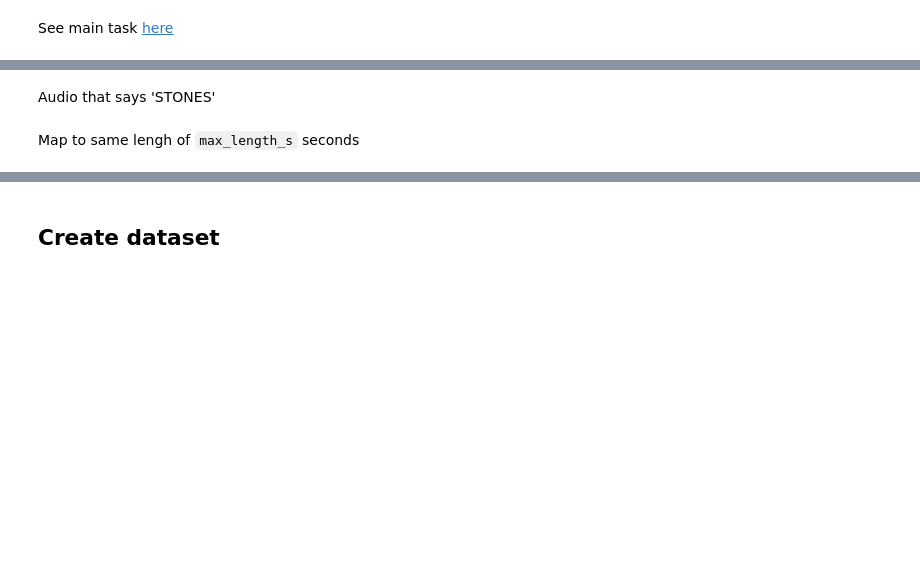
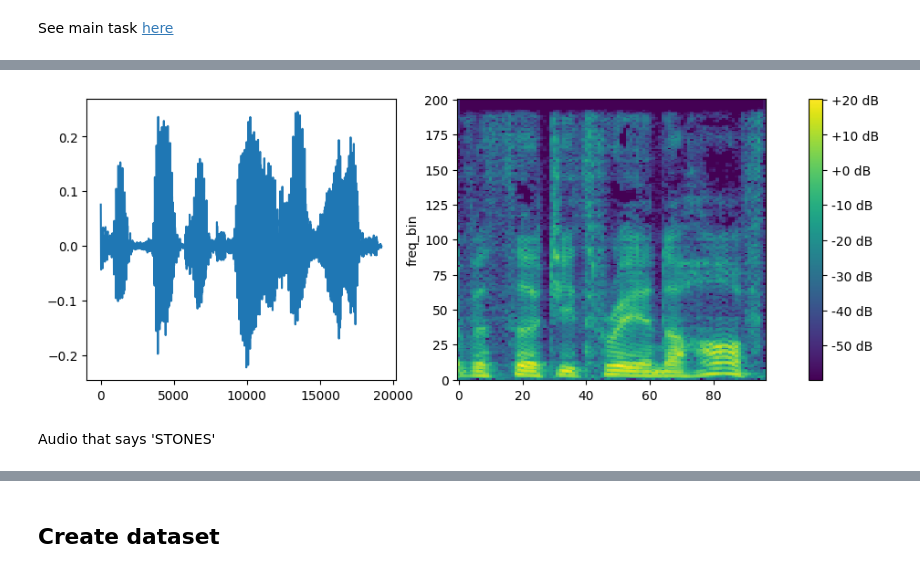
Before and after one commit to ssslakter/sounds, a Jupyter notebook: nbs/hits_01_data_prep.ipynb, the cells around one changed output, grey strips where cells are left out. Drawn from its saved outputs; the diff is of its cells as text; code cells hidden in the pictures; blank space fills up the shorter version.

```diff
--- a/nbs/hits_01_data_prep.ipynb
+++ b/nbs/hits_01_data_prep.ipynb
@@ -39,11 +50,29 @@ s, sr = librosa.load(path, sr=sr)
 # %%
 #|export
-def split_into_frames(arr, f_size, stride):
-    n_frames = (arr.shape[0] - f_size)//stride + 1
+def split_into_frames(arr, w_size, stride):
+    n_frames = (arr.shape[0] - w_size)//stride + 1
     strides = (stride*arr.dtype.itemsize, arr.dtype.itemsize)
-    return np.lib.stride_tricks.as_strided(arr, shape=(n_frames, f_size), strides=strides).copy()
+    return np.lib.stride_tricks.as_strided(arr, shape=(n_frames, w_size), strides=strides).copy()
 
-def split_audio(sound, sr, f_size=1, stride=1):
-    return split_into_frames(sound, int(sr*f_size), int(sr*stride))
+def split_audio(sound, window_size=1, stride=1):
+    return split_into_frames(sound, window_size,stride)
+# %%
+#|export
+def plot_spectrogram(specgram, title=None, ylabel="freq_bin", ax=None):
+    if ax is None:
+        _, ax = plt.subplots(1, 1)
+    if title is not None:
+        ax.set_title(title)
+    ax.set_ylabel(ylabel)
+    return ax.imshow(librosa.power_to_db(specgram), origin="lower", aspect="auto", interpolation="nearest")
+
+def describe(audio, label=None, sr=16_000, figsize=(12, 4), spec_tfm = T.Spectrogram()):
+    fig, axes = plt.subplots(1, 2, figsize=figsize)
+    axes[0].plot(audio, label=label)
+    if label is not None: axes[0].legend()
+    tfms = fc.Pipeline([tensor, T.Resample(new_freq=sr), spec_tfm])
+    im = plot_spectrogram(tfms(audio), ax=axes[1])
+    fig.colorbar(im, ax=axes, format="%+2.0f dB")
+    return Audio(audio, rate=sr)
 # %%
-frames = split_audio(s, sr, f_size=max_length_s, stride=0.8)
+frames = split_audio(s, window_size, stride=int(1*sr))
@@ -53,0 +79,6 @@ Audio(frames[idx], rate=sr)
+# %%
+i = iter(range(0, len(s)))
+# %%
+idx = next(i)
+describe(frames[idx])
+# %% [output]
@@ -54,2 +86,3 @@ Audio(frames[idx], rate=sr)
+[figure, added]
 # %% [markdown]
 Audio that says 'STONES'
@@ -60,4 +89,2 @@ Audio(s, rate=sr)
-# %% [markdown]
-Map to same lengh of `max_length_s` seconds
 # %%
 stones = L(librosa.load(f, sr=sr)[0] for f in files)
```
Also changed, not shown: parts of 22 cells of this notebook, 7 other files.
